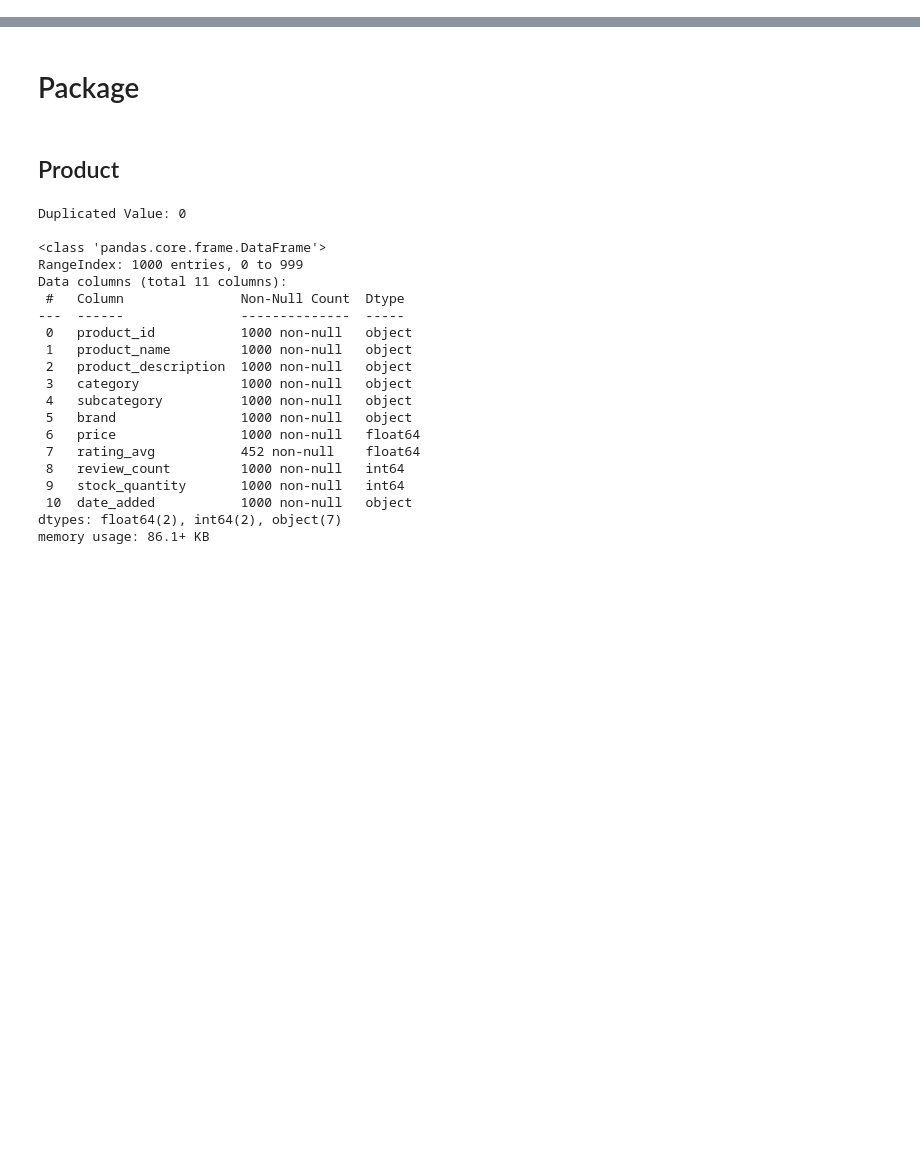
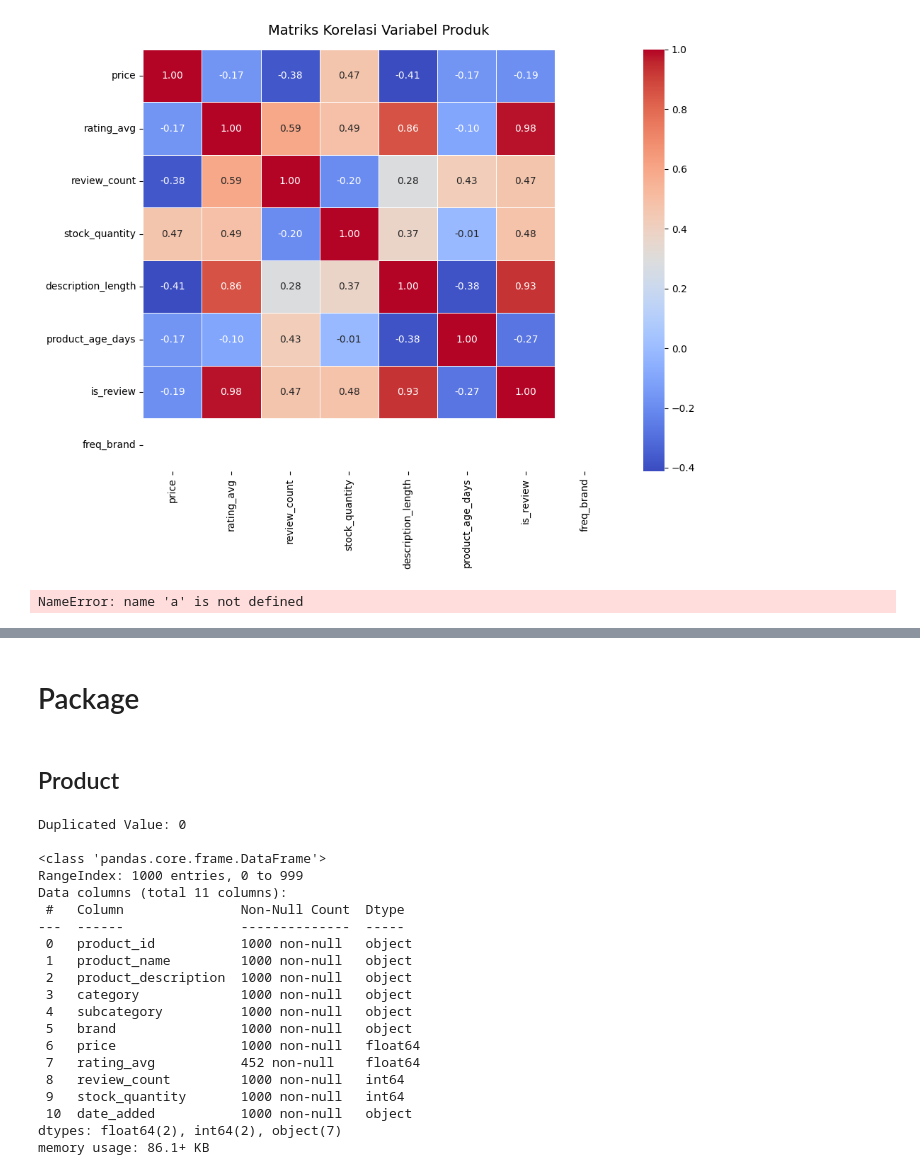
Before and after one commit to HaafizHhamda/Practice_Case, a Jupyter notebook: Notebook.ipynb, the cells around one changed output, grey strips where cells are left out. Drawn from its saved outputs; the diff is of its cells as text; code cells hidden in the pictures; blank space fills up the shorter version.

```diff
--- a/Notebook.ipynb
+++ b/Notebook.ipynb
@@ -0,0 +219,11 @@
+# %%
+accessories = is_review[is_review['subcategory']=='Accessories']
+accessories.loc[df['product_description'].str.find('Accessorie Stand') != -1]
+df.loc[df['product_description'].str.find('Accessorie Stand') != -1]
+df['description_length'] = df['product_description'].astype(str).str.len()
+tanggal_target = pd.to_datetime('2026-05-27')
+df['product_age_days'] = (tanggal_target - df['date_added']).dt.days
+# Membuat kategori berdasarkan jumlah hari
+bins = [-1, 90, 180, 365, float('inf')]
+labels = ['0-3 Bulan', '3-6 Bulan', '6-12 Bulan', 'Lebih dari 1 Tahun']
+df['age_category'] = pd.cut(df['product_age_days'], bins=bins, labels=labels)
@@ -0,0 +239,9 @@
+# %%
+# Menampilkan seluruh kolom untuk baris yang teksnya ditemukan
+all_accessories = df.loc[df['product_description'].str.find('Accessorie Stand') != -1].copy()
+freq_brand = all_accessories[['brand','review_count']].value_counts(normalize = True)
+all_accessories['freq_brand'] = all_accessories['brand'].map(freq_brand)
+all_accessories
+
+
+# print(max(df['date_added']))
@@ -0,0 +255,41 @@
+# %%
+import matplotlib.pyplot as plt
+import seaborn as sns
+
+# 1. Pilih kolom-kolom numerik yang ingin Anda cari korelasinya
+kolom_numerik = [
+    'price',
+    'rating_avg',
+    'review_count',
+    'stock_quantity',
+    'description_length',
+    'product_age_days',
+    'is_review',
+    'freq_brand'
+]
+
+# 2. Hitung matriks korelasi menggunakan kolom pilihan
+matriks_korelasi = all_accessories[kolom_numerik].corr()
+
+# 3. Atur ukuran kanvas grafik agar nyaman dibaca
+plt.figure(figsize=(10, 8))
+
+# 4. Gambar heatmap
+# annot=True: memunculkan angka di setiap kotak
+# cmap='coolwarm': gradasi warna dari biru (negatif) ke merah (positif)
+# fmt='.2f': membatasi angka 2 digit di belakang koma
+# linewidths: memberi jarak tipis antar kotak agar rapi
+sns.heatmap(matriks_korelasi, annot=True, cmap='coolwarm', fmt=".2f", linewidths=0.5)
+
+# 5. Tambahkan judul dan rapikan layout
+plt.title('Matriks Korelasi Variabel Produk', fontsize=14, pad=15)
+plt.tight_layout()
+
+# 6. Tampilkan grafik
+plt.show()
+# %% [output]
+[figure, added]
+# %%
+a
+# %% [output]
+NameError: name 'a' is not defined
```
Also changed, not shown: parts of 52 cells of this notebook.
